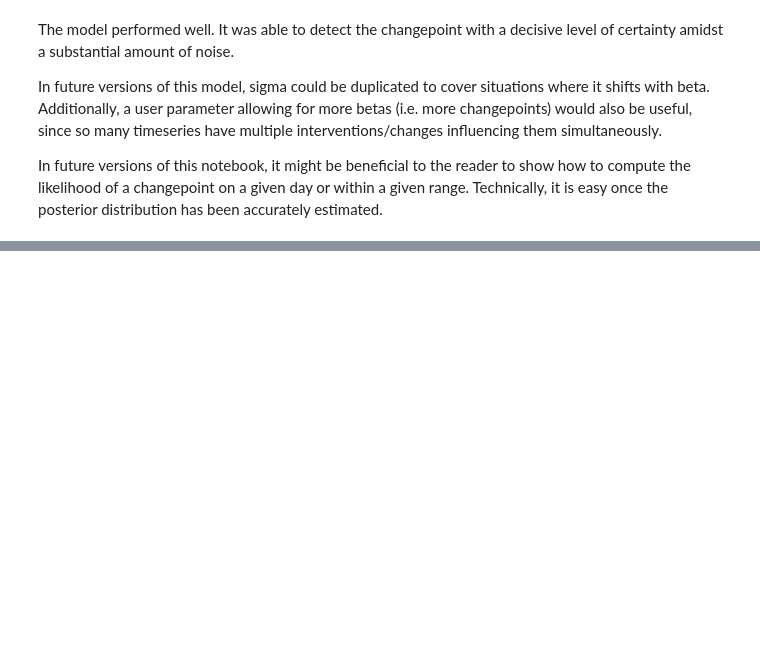
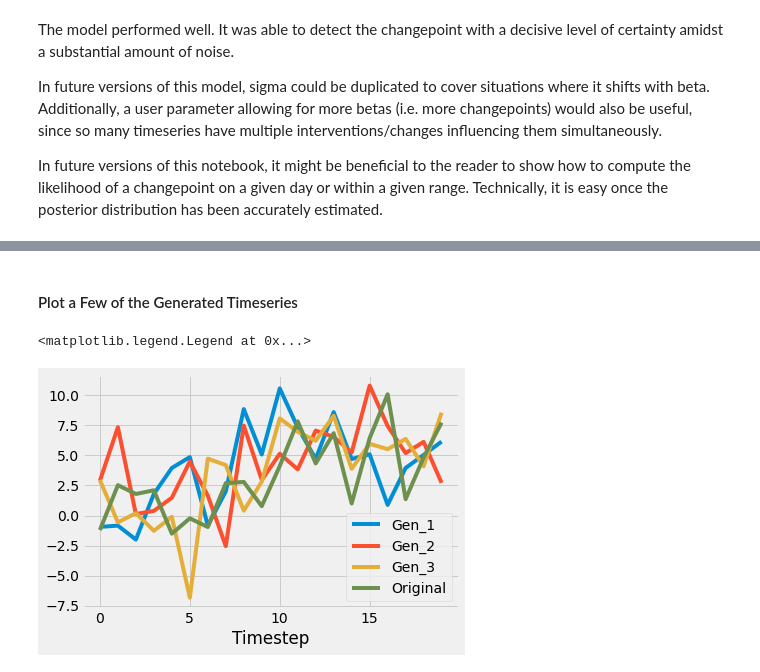
Before and after one commit to anthonymelson/portfolio, a Jupyter notebook: Simple_Bayesian_Change_Point_Detection_with_Pymc3.ipynb, the cells around one changed output, grey strips where cells are left out. Saved outputs shown, nothing was run; the diff lists cells and outputs as text; code cells hidden in the pictures; blank space fills up the shorter version.

```diff
--- a/Simple_Bayesian_Change_Point_Detection_with_Pymc3.ipynb
+++ b/Simple_Bayesian_Change_Point_Detection_with_Pymc3.ipynb
@@ -101,0 +106,3 @@ In future versions of this notebook, it might be beneficial to the reader to sho
+# %%
+with model:
+  pp = pm.sample_posterior_predictive(trace)
@@ -101,0 +111,11 @@ In future versions of this notebook, it might be beneficial to the reader to sho
+# %% [markdown]
+#### Plot a Few of the Generated Timeseries
+# %%
+for i in range(3):
+  plt.plot(pp['Y_obs'][i])
+plt.xlabel('Timestep')
+plt.plot(y)
+plt.legend(['Gen_1','Gen_2','Gen_3','Original'])
+# %% [output]
+<matplotlib.legend.Legend at 0x...>
+[figure, added]
```
Also changed, not shown: parts of 3 cells of this notebook.
